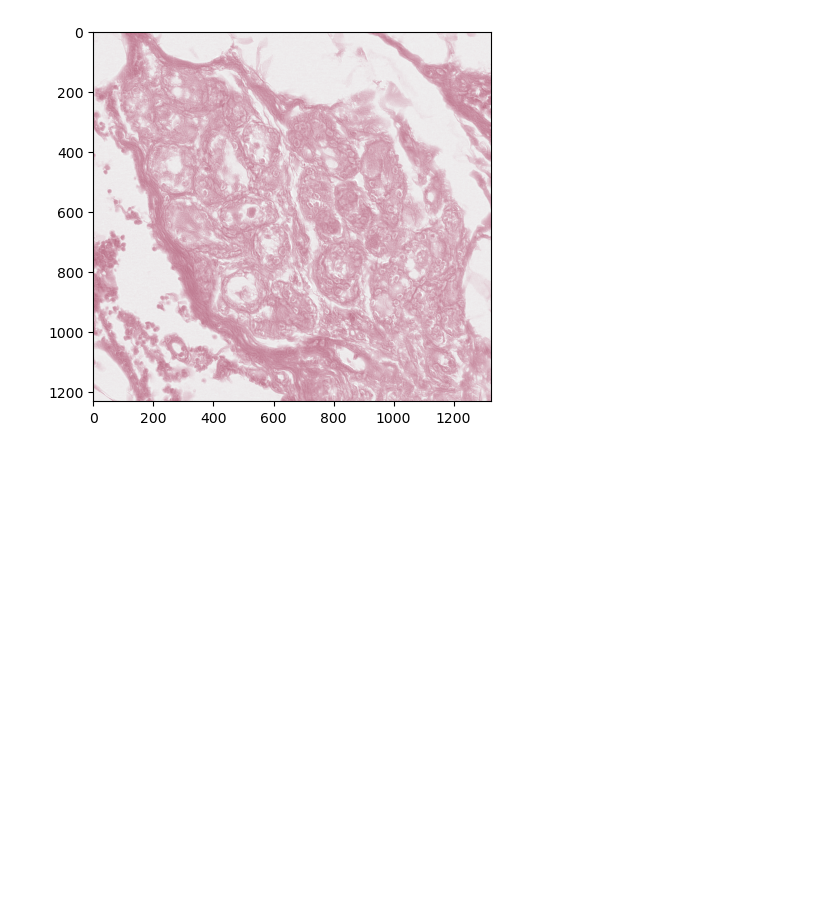
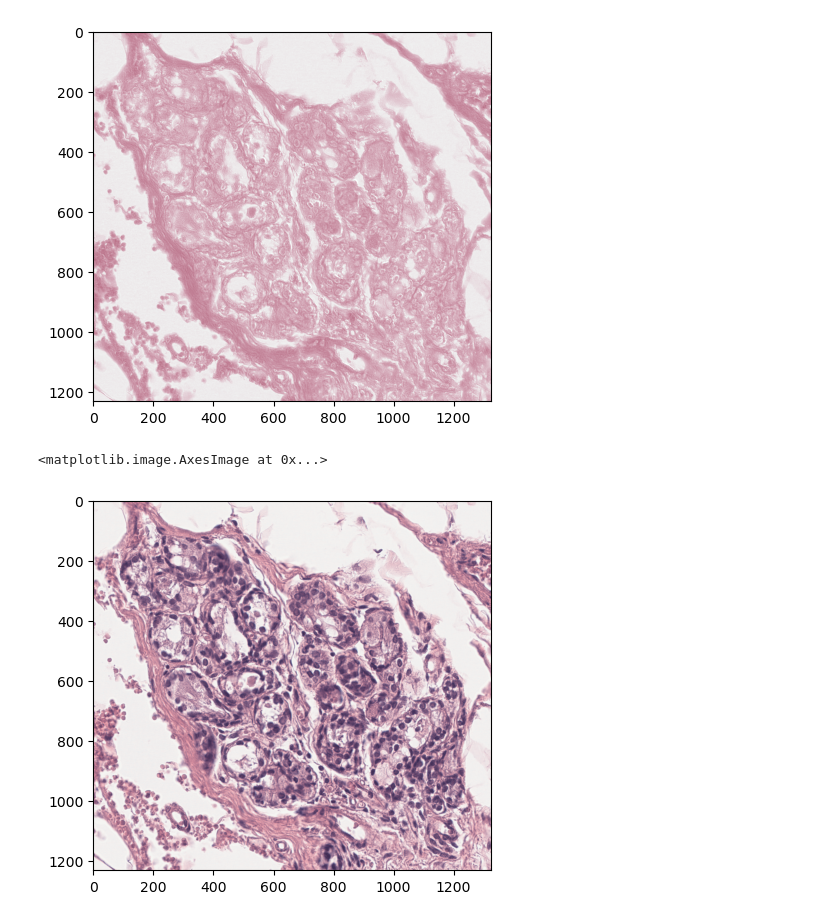
Before and after one commit to Devnetly/Breast-Cancer-Classification, a Jupyter notebook: notebooks/EDA/stain_normalization.ipynb, the cells around one changed output. Saved outputs shown, nothing was run; the diff lists cells and outputs as text; code cells hidden in the pictures; blank space fills up the shorter version.

```diff
--- a/notebooks/EDA/stain_normalization.ipynb
+++ b/notebooks/EDA/stain_normalization.ipynb
@@ -8,6 +9,6 @@ import torch
 src = "/home/abdelnour/Documents/4eme_anne/S2/projet/data/roi-dataset/BRACS_RoI/latest_version/test/0_N/BRACS_264_N_1.png"
 dst = "/home/abdelnour/Documents/4eme_anne/S2/projet/data/roi-dataset/BRACS_RoI/latest_version/test/0_N/BRACS_1942_N_2.png"
 # %%
-src = cv2.imread(src)
-src = cv2.cvtColor(src, cv2.COLOR_BGR2RGB)
+src_img = cv2.imread(src)
+src_img = cv2.cvtColor(src_img, cv2.COLOR_BGR2RGB)
 # %%
@@ -16,6 +17,6 @@ plt.imshow(src)
 <matplotlib.image.AxesImage at 0x...>
 [figure]
 # %%
-dst = cv2.imread(dst)
-dst = cv2.cvtColor(dst, cv2.COLOR_BGR2RGB)
+dst_img = cv2.imread(dst)
+dst_img = cv2.cvtColor(dst_img, cv2.COLOR_BGR2RGB)
 # %%
@@ -30,9 +31,9 @@ T = transforms.Compose([
 ])
 # %%
 torch_normalizer = torchstain.normalizers.MacenkoNormalizer(backend='torch')
-torch_normalizer.fit(T(src))
+torch_normalizer.fit(T(src_img))
 # %%
-t_to_transform = T(dst)
+t_to_transform = T(dst_img)
 norm, H, E = torch_normalizer.normalize(I=t_to_transform, stains=True)
 # %%
 H.shape, E.shape
@@ -48,3 +49,8 @@ plt.imshow(E)
 # %% [output]
 <matplotlib.image.AxesImage at 0x...>
 [figure]
+# %%
+plt.imshow(norm)
+# %% [output]
+<matplotlib.image.AxesImage at 0x...>
+[figure, added]
```
Also changed, not shown: parts of 8 cells of this notebook, 10 other files.
